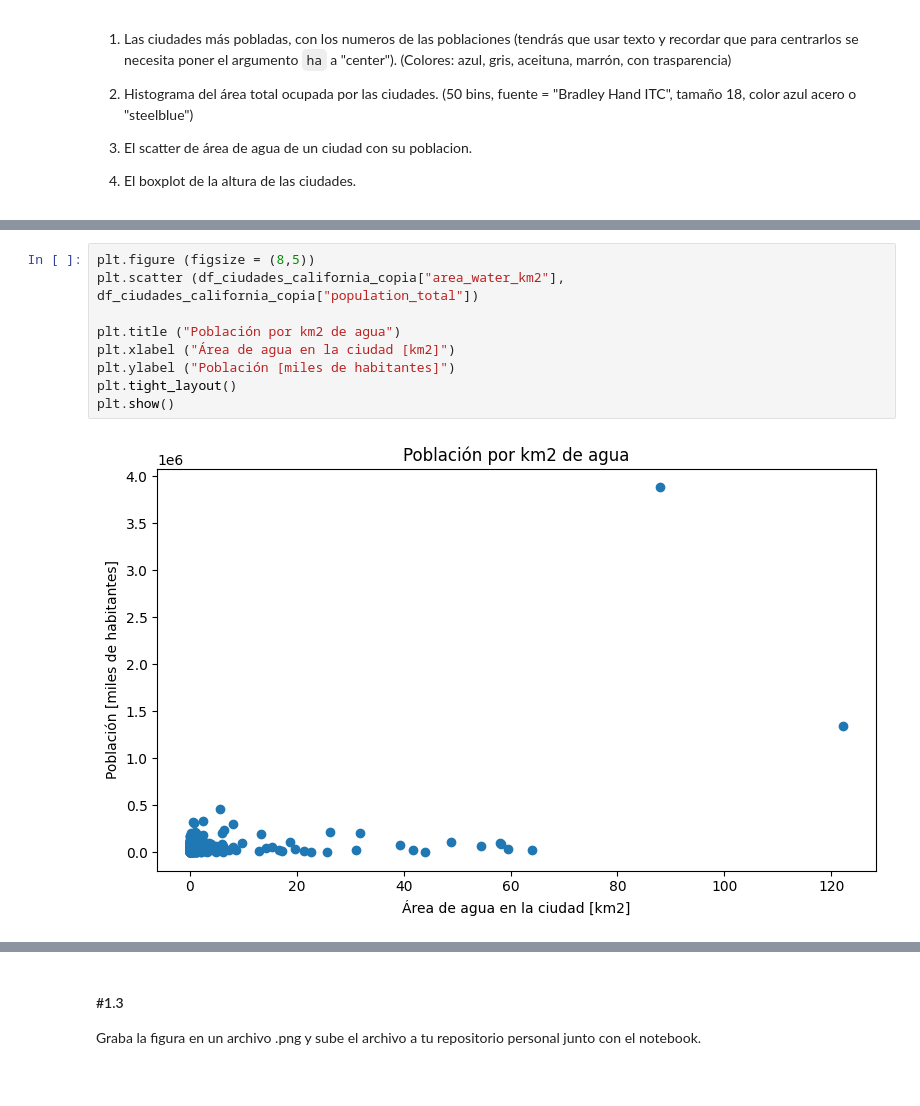
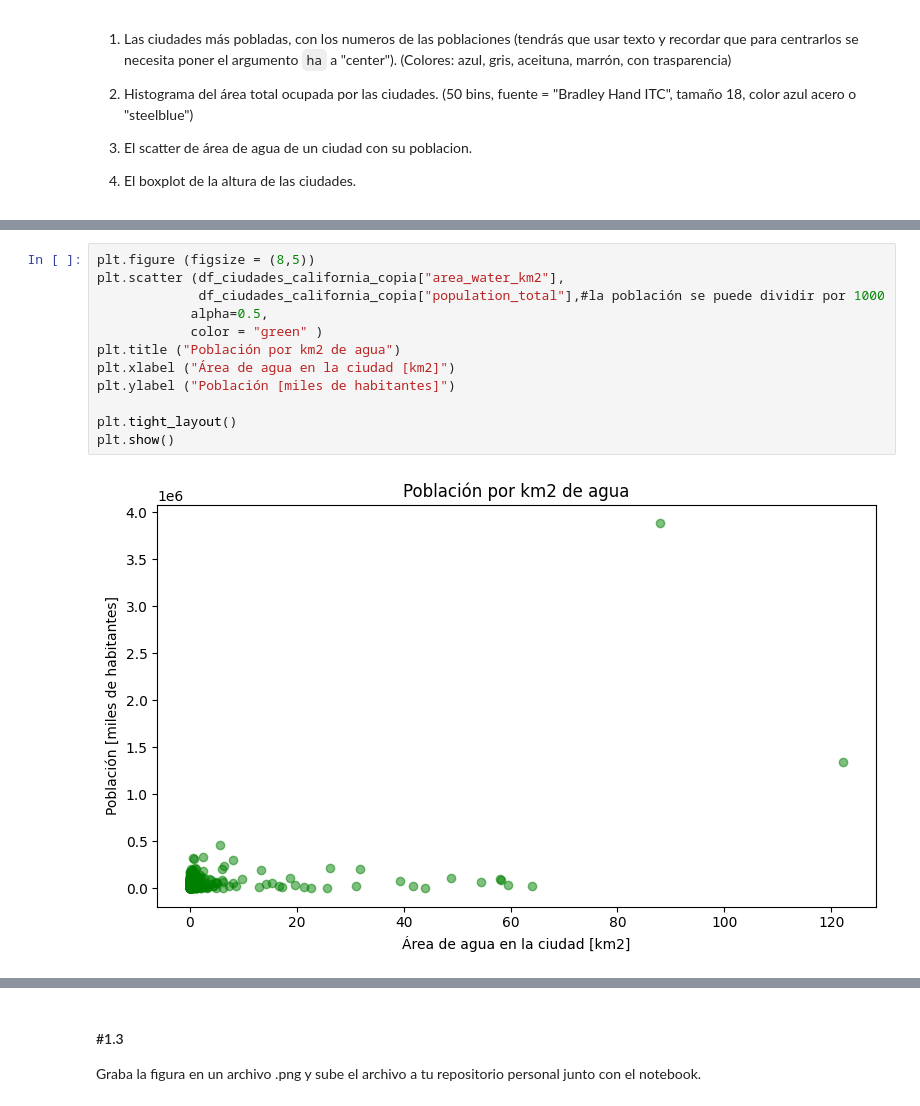
Before and after one commit to Juditga97/DSOnline_Sept25_JuditGarcia, a Jupyter notebook: 03_Data_Analysis/Sprint_08/Unidad_01_Visualizacion_Basica_Matplotlib/03_Practica_Obligatoria/18_Practica_Obligatoria_Visualizacion_Basica_JuditGarcia.ipynb, the cells around one changed output, grey strips where cells are left out. Saved outputs shown, nothing was run; the diff lists cells and outputs as text.

```diff
--- a/03_Data_Analysis/Sprint_08/Unidad_01_Visualizacion_Basica_Matplotlib/03_Practica_Obligatoria/18_Practica_Obligatoria_Visualizacion_Basica_JuditGarcia.ipynb
+++ b/03_Data_Analysis/Sprint_08/Unidad_01_Visualizacion_Basica_Matplotlib/03_Practica_Obligatoria/18_Practica_Obligatoria_Visualizacion_Basica_JuditGarcia.ipynb
@@ -156,13 +161,16 @@ plt.show()
 # %%
 plt.figure (figsize = (8,5))
-plt.scatter (df_ciudades_california_copia["area_water_km2"], df_ciudades_california_copia["population_total"])
-
+plt.scatter (df_ciudades_california_copia["area_water_km2"],
+             df_ciudades_california_copia["population_total"],#la población se puede dividir por 1000
+            alpha=0.5,
+            color = "green" )
 plt.title ("Población por km2 de agua")
 plt.xlabel ("Área de agua en la ciudad [km2]")
 plt.ylabel ("Población [miles de habitantes]")
+
 plt.tight_layout()
 plt.show()
 # %% [output]
-[figure, old version]
+[figure, new version]
 # %%
 plt.figure (figsize=(6,5))
```
Also changed, not shown: parts of 5 cells of this notebook.
